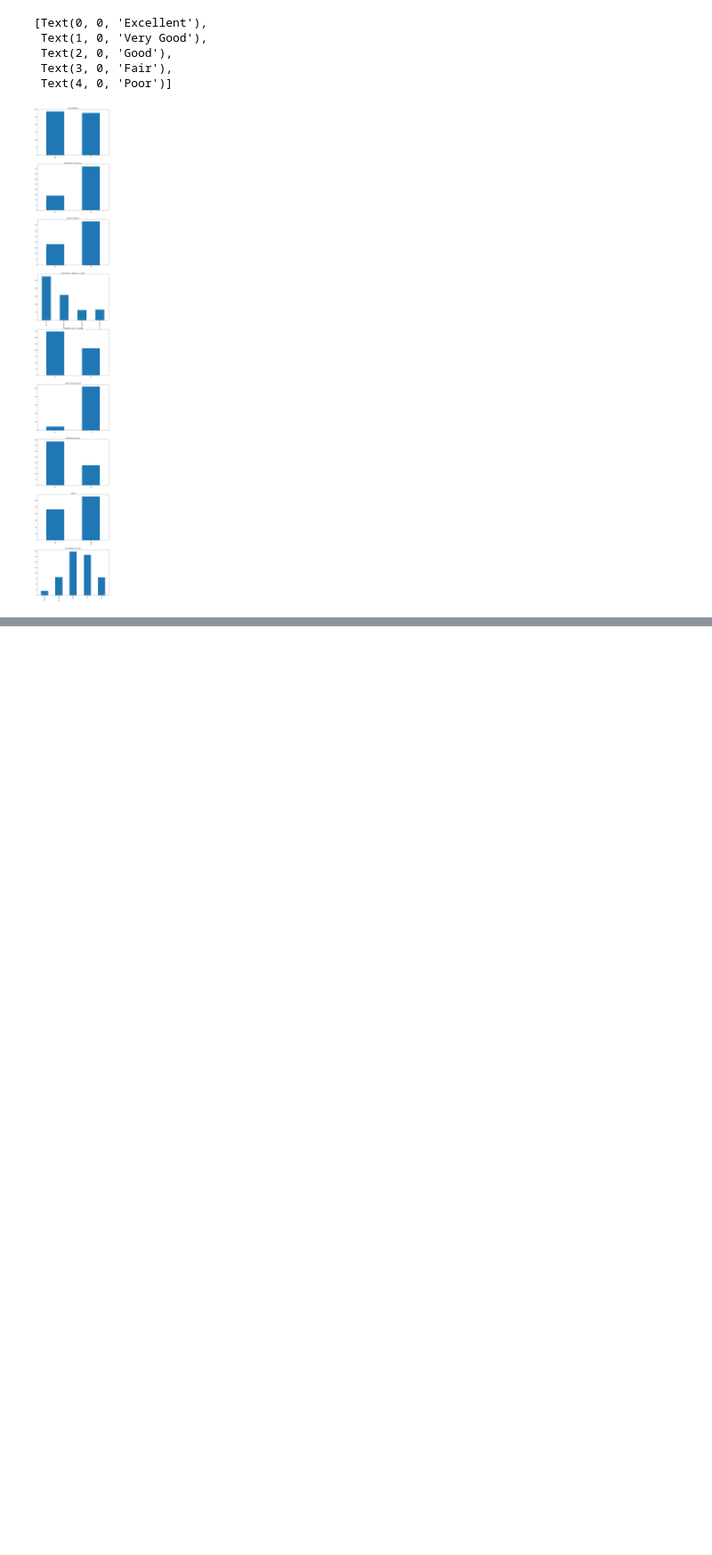
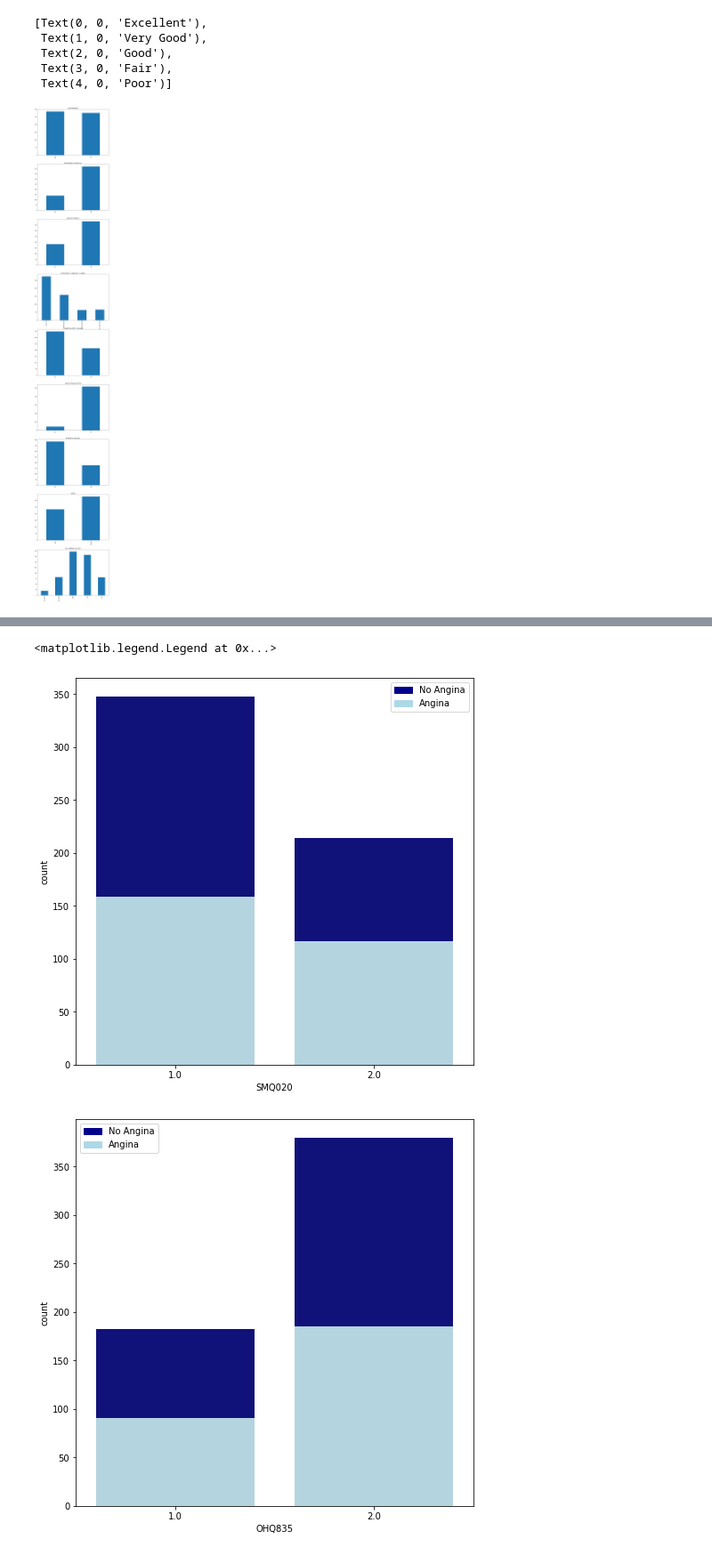
Before and after one commit to christopherdoan/cs590final, a Jupyter notebook: Data Merging.ipynb, the cells around one changed output, grey strips where cells are left out. Shown at 89% size. Cells and saved outputs as stored; diff of their text form; code cells hidden in the pictures; blank space fills up the shorter version.

```diff
--- a/Data Merging.ipynb
+++ b/Data Merging.ipynb
@@ -343,0 +391,62 @@ cat_ax[8].set_xticklabels(['Excellent', 'Very Good', 'Good', 'Fair', 'Poor'])
+# %%
+"""
+
+Categorical vs Angina
+
+"""
+fig = plt.figure()
+fig.set_size_inches(8,8)
+total = total_merge.copy()
+total['count'] = np.ones(shape =(total.shape[0]))
+total = total.groupby('SMQ020')['count'].count().reset_index()
+sns.barplot(x="SMQ020",  y="count", data=total, color='darkblue')
+smoker = total_merge[total_merge.angina==True]
+smoker['count'] = np.ones(shape =(smoker.shape[0]))
+# # bar chart 2 -> bottom bars (group of 'smoker=Yes')
+sns.barplot(x='SMQ020', y="count", data=smoker, estimator=sum, ci=None,  color='lightblue')
+top_bar = mpatches.Patch(color='darkblue', label='No Angina')
+bottom_bar = mpatches.Patch(color='lightblue', label='Angina')
+plt.legend(handles=[top_bar, bottom_bar])
+
+fig = plt.figure()
+fig.set_size_inches(8,8)
+total = total_merge.copy()
+total['count'] = np.ones(shape =(total.shape[0]))
+total = total.groupby('OHQ835')['count'].count().reset_index()
+sns.barplot(x="OHQ835",  y="count", data=total, color='darkblue')
+smoker = total_merge[total_merge.angina==True]
+smoker['count'] = np.ones(shape =(smoker.shape[0]))
+# # bar chart 2 -> bottom bars (group of 'smoker=Yes')
+sns.barplot(x='OHQ835', y="count", data=smoker, estimator=sum, ci=None,  color='lightblue')
+top_bar = mpatches.Patch(color='darkblue', label='No Angina')
+bottom_bar = mpatches.Patch(color='lightblue', label='Angina')
+plt.legend(handles=[top_bar, bottom_bar])
+
+fig = plt.figure()
+fig.set_size_inches(8,8)
+total = total_merge.copy()
+total['count'] = np.ones(shape =(total.shape[0]))
+total = total.groupby('DPQ020')['count'].count().reset_index()
+sns.barplot(x='DPQ020',  y="count", data=total, color='darkblue')
+smoker = total_merge[total_merge.angina==True]
+smoker['count'] = np.ones(shape =(smoker.shape[0]))
+# # bar chart 2 -> bottom bars (group of 'smoker=Yes')
+sns.barplot(x='DPQ020', y="count", data=smoker, estimator=sum, ci=None,  color='lightblue')
+top_bar = mpatches.Patch(color='darkblue', label='No Angina')
+bottom_bar = mpatches.Patch(color='lightblue', label='Angina')
+plt.legend(handles=[top_bar, bottom_bar])
+
+fig = plt.figure()
+fig.set_size_inches(8,8)
+total = total_merge.copy()
+total['count'] = np.ones(shape =(total.shape[0]))
+total = total.groupby('DBQ700')['count'].count().reset_index()
+sns.barplot(x='DBQ700',  y="count", data=total, color='darkblue')
+smoker = total_merge[total_merge.angina==True]
+smoker['count'] = np.ones(shape =(smoker.shape[0]))
+# # bar chart 2 -> bottom bars (group of 'smoker=Yes')
+sns.barplot(x='DBQ700', y="count", data=smoker, estimator=sum, ci=None,  color='lightblue')
+top_bar = mpatches.Patch(color='darkblue', label='No Angina')
+bottom_bar = mpatches.Patch(color='lightblue', label='Angina')
+plt.legend(handles=[top_bar, bottom_bar])
+# %% [output]
@@ -343,0 +473,3 @@ cat_ax[8].set_xticklabels(['Excellent', 'Very Good', 'Good', 'Fair', 'Poor'])
+<matplotlib.legend.Legend at 0x...>
+[figure, added]
+[figure, added]
```
Also changed, not shown: parts of 7 cells of this notebook, 1 other file.
